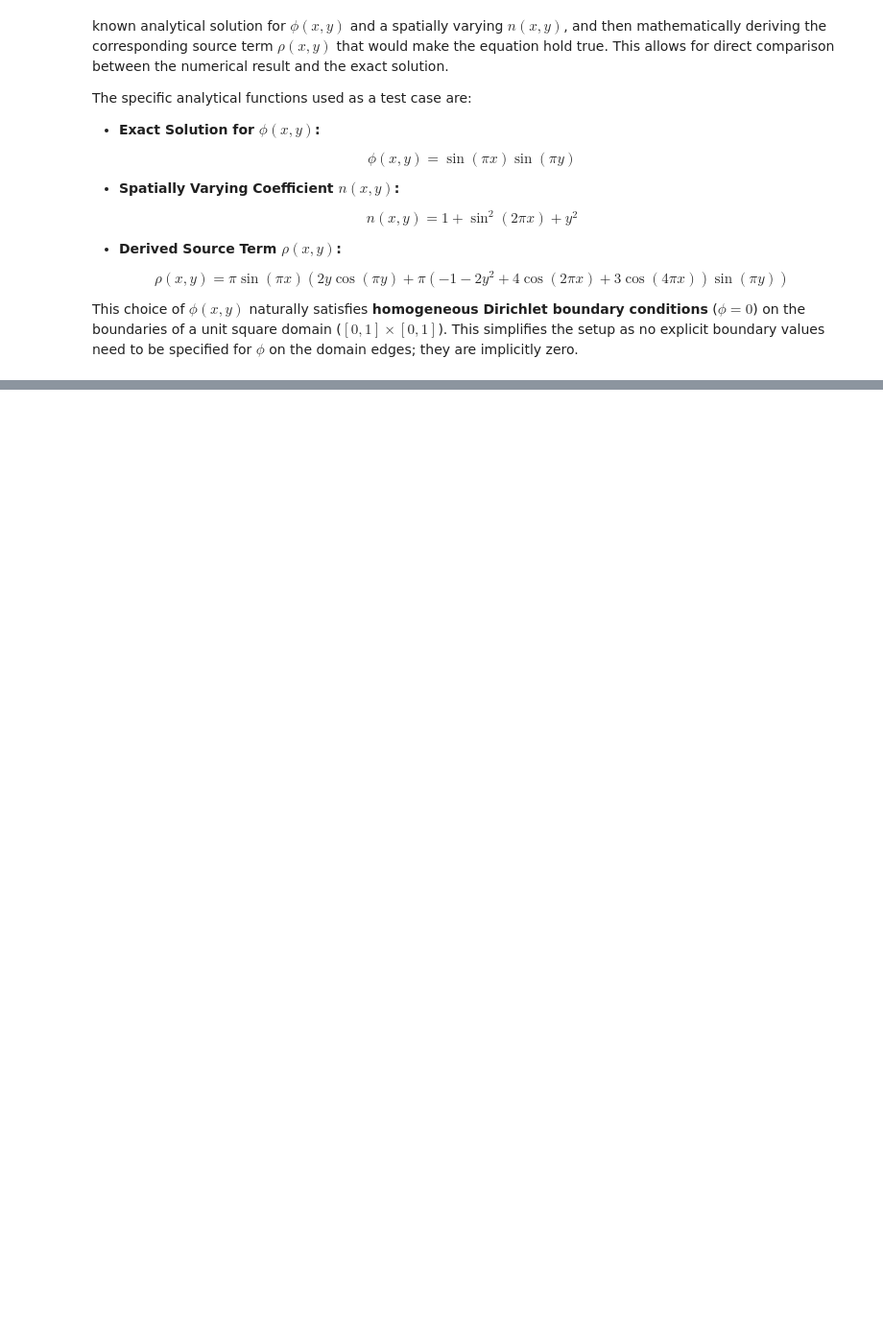
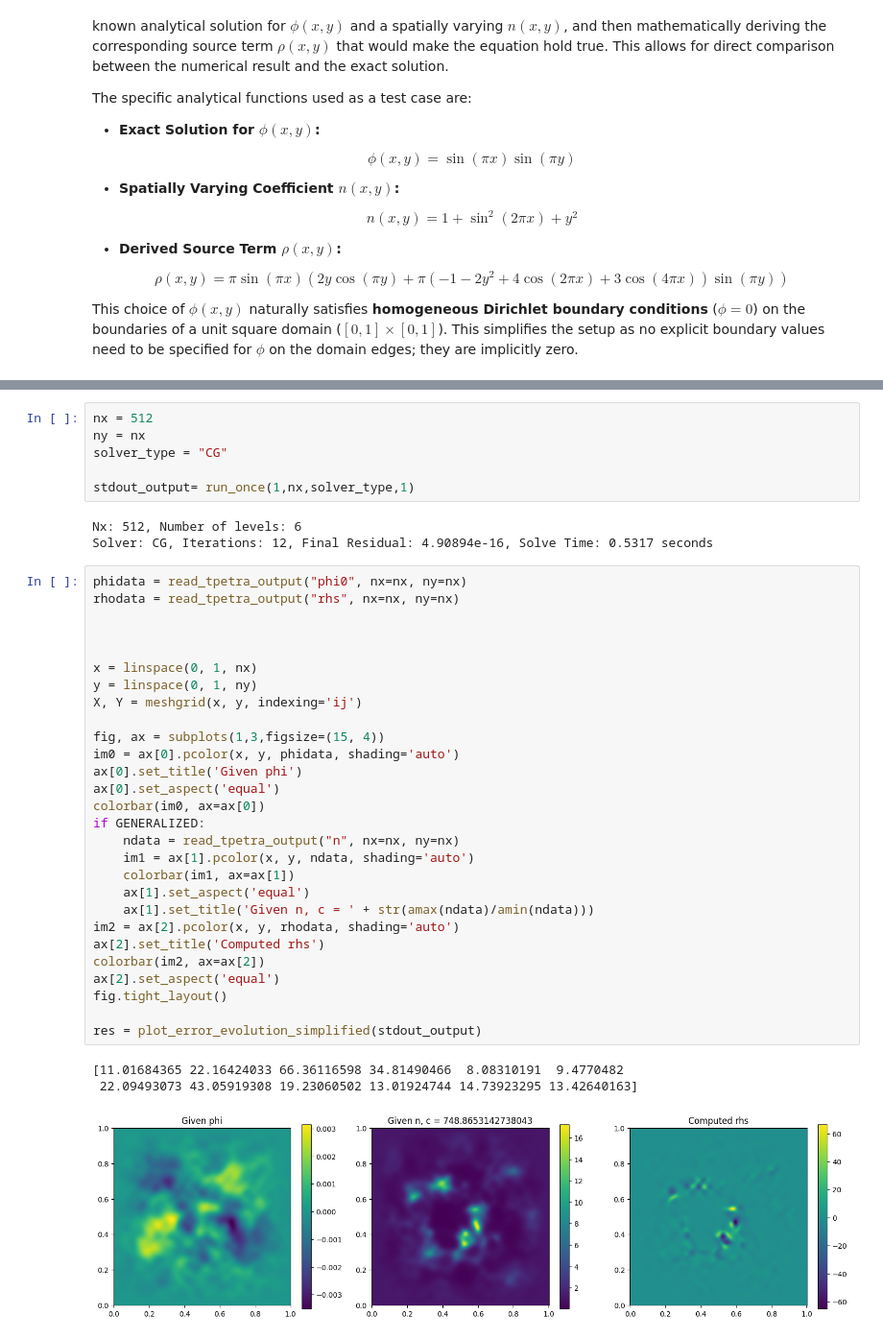
Before and after one commit to mraeth/trilinos_experiments, a Jupyter notebook: plot/analyse.ipynb, the cells around one changed output, grey strips where cells are left out. Shown at 96% size. Cells and saved outputs as stored; diff of their text form; blank space fills up the shorter version.

```diff
--- a/plot/analyse.ipynb
+++ b/plot/analyse.ipynb
@@ -191,0 +461,41 @@ plot_comparison(data/nx/ny, phi_exact, x, y, X, Y, title_prefix="phi")
+# %%
+nx = 512
+ny = nx
+solver_type = "CG"
+
+stdout_output= run_once(1,nx,solver_type,1)
+# %% [output]
+Nx: 512, Number of levels: 6
+Solver: CG, Iterations: 12, Final Residual: 4.90894e-16, Solve Time: 0.5317 seconds
+# %%
+phidata = read_tpetra_output("phi0", nx=nx, ny=nx)
+rhodata = read_tpetra_output("rhs", nx=nx, ny=nx)
+
+
+
+x = linspace(0, 1, nx)
+y = linspace(0, 1, ny)
+X, Y = meshgrid(x, y, indexing='ij')
+
+fig, ax = subplots(1,3,figsize=(15, 4))
+im0 = ax[0].pcolor(x, y, phidata, shading='auto')
+ax[0].set_title('Given phi')
+ax[0].set_aspect('equal')
+colorbar(im0, ax=ax[0])
+if GENERALIZED:
+    ndata = read_tpetra_output("n", nx=nx, ny=nx)
+    im1 = ax[1].pcolor(x, y, ndata, shading='auto')
+    colorbar(im1, ax=ax[1])
+    ax[1].set_aspect('equal')
+    ax[1].set_title('Given n, c = ' + str(amax(ndata)/amin(ndata)))
+im2 = ax[2].pcolor(x, y, rhodata, shading='auto')
+ax[2].set_title('Computed rhs')
+colorbar(im2, ax=ax[2])
+ax[2].set_aspect('equal')
+fig.tight_layout()
+
+res = plot_error_evolution_simplified(stdout_output)
+# %% [output]
+[11.01684365 22.16424033 66.36116598 34.81490466  8.08310191  9.4770482
+ 22.09493073 43.05919308 19.23060502 13.01924744 14.73923295 13.42640163]
+[figure, added]
```
Also changed, not shown: parts of 23 cells of this notebook, 7 other files.
